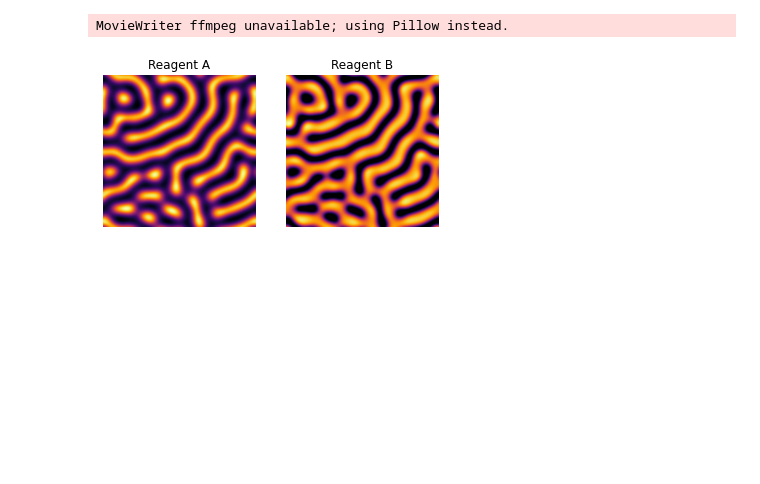
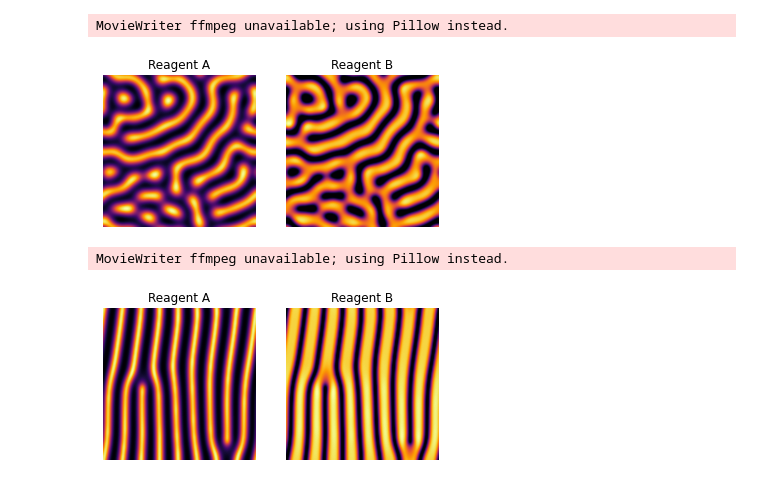
Before and after one commit to GabrielMoro/Computer-Vision, a Jupyter notebook: reaction-diffusion/gif.ipynb, the cells around one changed output. Saved outputs shown, nothing was run; the diff lists cells and outputs as text; code cells hidden in the pictures; blank space fills up the shorter version.

```diff
--- a/reaction-diffusion/gif.ipynb
+++ b/reaction-diffusion/gif.ipynb
@@ -57,14 +57,47 @@ def updateAnimationEuler(f_id, it, A, B, ka, kb, da, db, la, lb, dt):
   imB.set_norm(Normalize(vmin=np.amin(B), vmax=np.amax(b)))
 
   return imA, imB
+# %%
+# kernels  0   1   2   3   4   5   6    7    8    9   10   11
+# degrees  0  15  30  45  60  75  90  105  120  135  150  165
+
+# Anisotropic kernels
+kernels = (
+    np.array([[0.135, 0.249, 0.135], [
+             0.539, -2.116, 0.539], [0.135, 0.249, 0.135]]),
+    np.array([[0.091, 0.263, 0.198], [
+             0.512, -2.128, 0.512], [0.198, 0.263, 0.091]]),
+    np.array([[0.069, 0.302, 0.262], [
+             0.445, -2.157, 0.445], [0.262, 0.302, 0.069]]),
+    np.array([[0.062, 0.367, 0.291], [
+             0.367, -2.173, 0.367], [0.291, 0.367, 0.062]]),
+    np.array([[0.069, 0.445, 0.262], [
+             0.302, -2.157, 0.302], [0.262, 0.445, 0.069]]),
+    np.array([[0.091, 0.512, 0.198], [
+             0.263, -2.128, 0.263], [0.198, 0.512, 0.091]]),
+    np.array([[0.135, 0.539, 0.135], [
+             0.249, -2.116, 0.249], [0.135, 0.539, 0.135]]),
+    np.array([[0.198, 0.512, 0.091], [
+             0.263, -2.128, 0.263], [0.091, 0.512, 0.198]]),
+    np.array([[0.262, 0.445, 0.069], [
+             0.302, -2.157, 0.302], [0.069, 0.445, 0.262]]),
+    np.array([[0.291, 0.367, 0.062], [
+             0.367, -2.173, 0.367], [0.062, 0.367, 0.291]]),
+    np.array([[0.262, 0.302, 0.069], [
+             0.445, -2.157, 0.445], [0.069, 0.302, 0.262]]),
+    np.array([[0.198, 0.263, 0.091], [0.512, -2.128, 0.512], [0.091, 0.263, 0.198]]))
+
+# Isotropic kernel
+iso = np.array([[1, 4, 1], [4, -20, 4], [1, 4, 1]]) / 6
 # %%
 from matplotlib.animation import FuncAnimation
 
 
-def rdAni(ratio, scale, shape=150, seed=1, stop=10000, ini_a=4, ini_b=4, delta_t=0.001, time=3, fps=24):
+def rdAni(ratio, scale, shape=150, seed=1, stop=10000, ini_a=4, ini_b=4, delta_t=0.001, kernel_a = iso, time=3, fps=24):
   np.random.seed(seed)
 
-  ka = kb = np.array([[1, 4, 1], [4, -20, 4], [1, 4, 1]]) / 6
+  ka = kernel_a
+  kb = iso
 
   da = ratio * scale
   db = scale
@@ -116,3 +149,8 @@ rdAni(10.3, 8.8, stop=35000, delta_t=0.001)
 # %% [output]
 MovieWriter ffmpeg unavailable; using Pillow instead.
 [figure]
+# %%
+rdAni(6, 8, stop=20000, delta_t=0.0075, kernel_a=kernels[0])
+# %% [output]
+MovieWriter ffmpeg unavailable; using Pillow instead.
+[figure, added]
```
Also changed, not shown: 2 other files.
